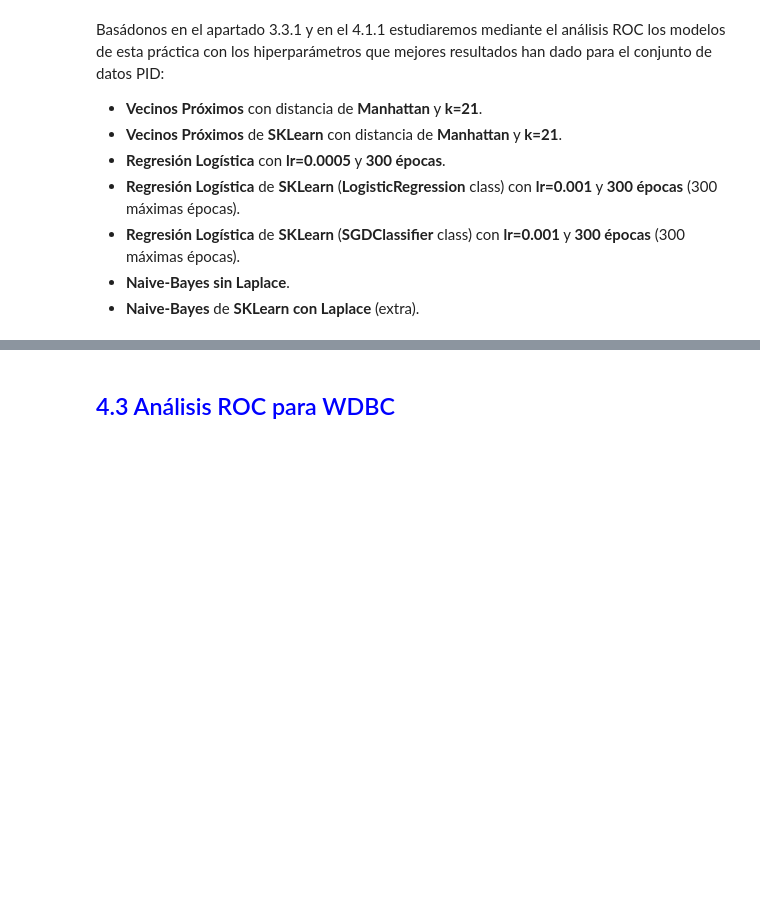
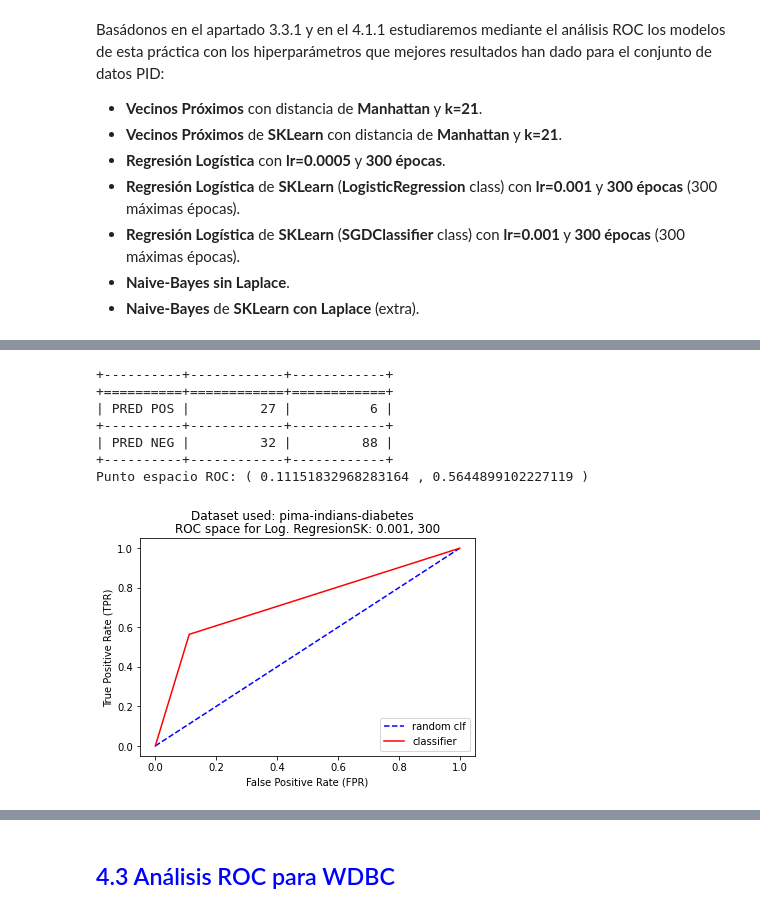
Before and after one commit to AlejandroSantorum/MachineLearning_Assignments, a Jupyter notebook: Assignment2/test_KNN-LR.ipynb, the cells around one changed output, grey strips where cells are left out. Cells and saved outputs as stored; diff of their text form; code cells hidden in the pictures; blank space fills up the shorter version.

```diff
--- a/Assignment2/test_KNN-LR.ipynb
+++ b/Assignment2/test_KNN-LR.ipynb
@@ -1312,0 +1360,15 @@ Basádonos en el apartado 3.3.1 y en el 4.1.1 estudiaremos mediante el análisis
+# %%
+np.random.shuffle(db_pid.datos)
+LRSK = Clasificador.ClasificadorRegresionLogisticaSK(learning_rate=0.001, nepochs=300, sgd=False)
+strat = EstrategiaParticionado.ValidacionCruzada(5)
+fpr, tpr = ROC_Analysis(db_pid, LRSK, strat)
+plot_ROC(fpr, tpr, clf_name='Log. RegresionSK: 0.001, 300', dataset_name='pima-indians-diabetes')
+# %% [output]
++----------+------------+------------+
++==========+============+============+
+| PRED POS |         27 |          6 |
++----------+------------+------------+
+| PRED NEG |         32 |         88 |
++----------+------------+------------+
+Punto espacio ROC: ( 0.11151832968283164 , 0.5644899102227119 )
+[figure, added]
```
Also changed, not shown: parts of 23 cells of this notebook.
